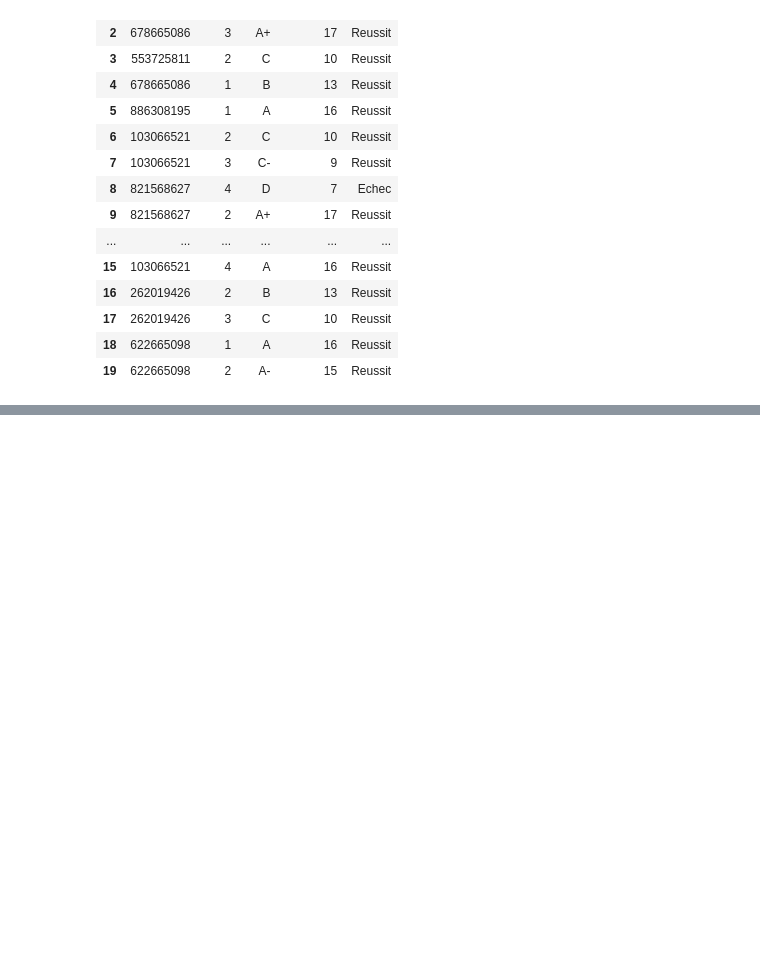
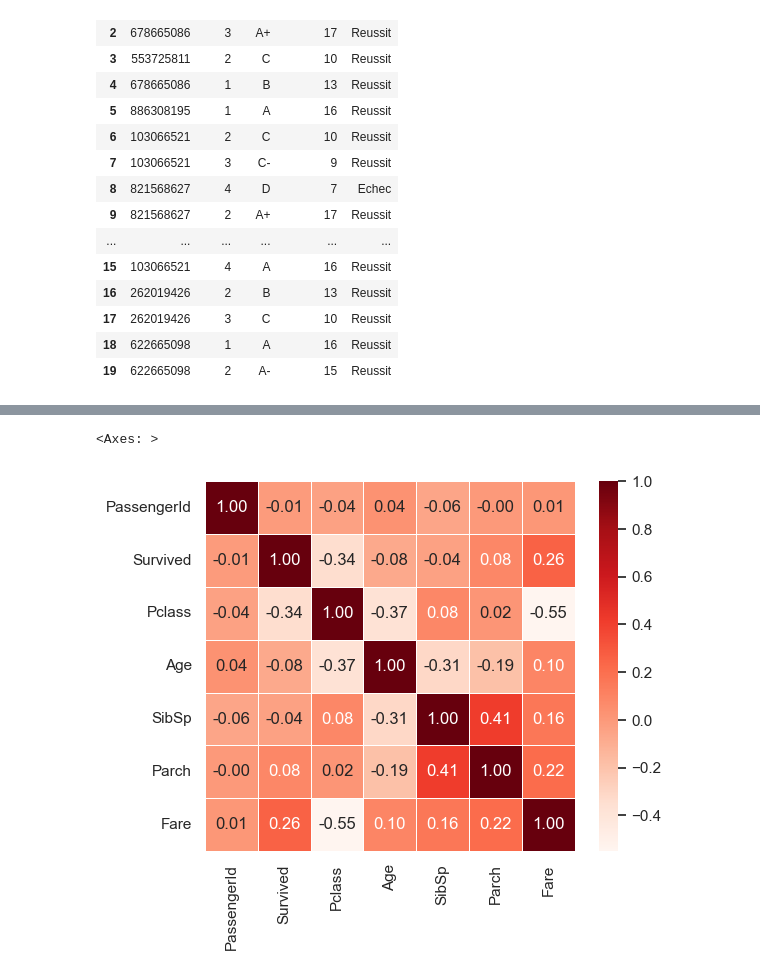
Before and after one commit to KiykoHanna/Simplon_Python, a Jupyter notebook: notebook.ipynb, the cells around one changed output, grey strips where cells are left out. Cells and saved outputs as stored; diff of their text form; code cells hidden in the pictures; blank space fills up the shorter version.

```diff
--- a/notebook.ipynb
+++ b/notebook.ipynb
@@ -913,0 +962,4 @@ grades_df
+# %%
+path_csv = r'D:\Programmation\Formation\Simplon\data\titanic.csv.txt'
+titanic_df = pd.read_csv(path_csv)
+titanic_df.head(10)
@@ -913,0 +978,14 @@ grades_df
+# %%
+col_numeric = ["PassengerId", "Survived", "Pclass", "Age", "SibSp",	"Parch", "Fare"]
+
+sns.heatmap(titanic_df[col_numeric].corr(),
+            annot=True,
+            fmt=".2f",
+            cmap="Reds",         # красная палитра
+            square=True,         # делать клетки квадратными
+            linewidths=0.5,      # линии между клетками
+            cbar=True            # цветовая шкала
+            )
+# %% [output]
+<Axes: >
+[figure, added]
```
Also changed, not shown: parts of 52 cells of this notebook, 1 other file.
